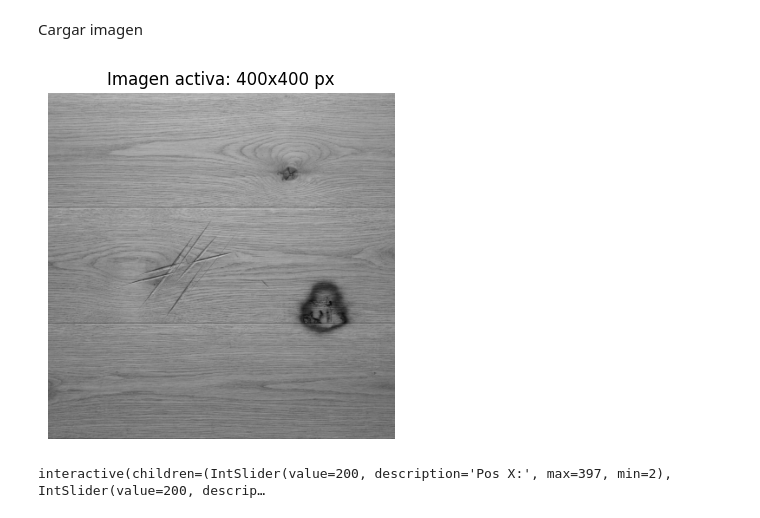
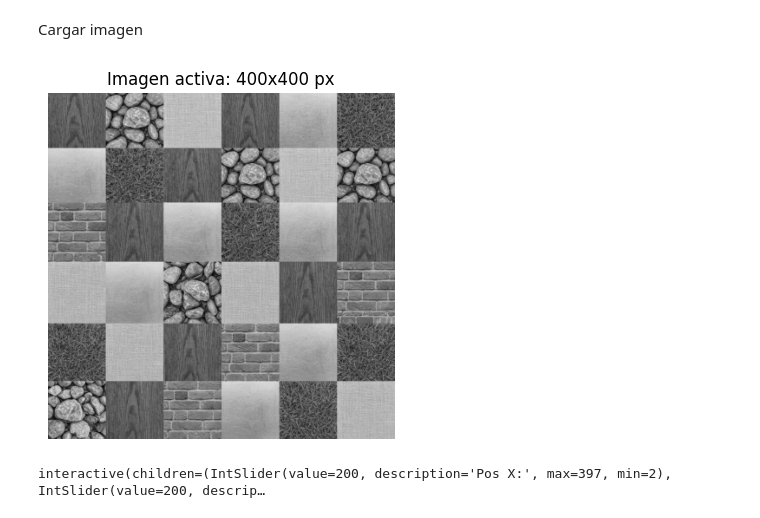
Before and after one commit to Jegovila/cursoVR, a Jupyter notebook: Practica18 LBP/python/LBP.ipynb, the cells around one changed output. Cells and saved outputs as stored; diff of their text form; code cells hidden in the pictures.

```diff
--- a/Practica18 LBP/python/LBP.ipynb
+++ b/Practica18 LBP/python/LBP.ipynb
@@ -16,27 +16,27 @@ from IPython.display import display
 # %% [markdown]
 Cargar imagen
 # %%
-img_bgr = cv2.imread("madera.webp")
+img_bgr = cv2.imread("texturas.webp")
 if img_bgr is None:
   print(f"AVISO: No se encontró la imagen. Usando imagen de ejemplo...")
   from skimage import data
   img_demo = cv2.resize(data.brick(), (400, 260))
 else:
   # Redimensionar manteniendo proporción para que los sliders de las siguientes celdas funcionen fluido
   ancho_objetivo = 400
   escala = ancho_objetivo / img_bgr.shape[1]
   alto_objetivo = int(img_bgr.shape[0] * escala)
   img_bgr = cv2.resize(img_bgr, (ancho_objetivo, alto_objetivo), interpolation=cv2.INTER_AREA)
   img_demo = cv2.cvtColor(img_bgr, cv2.COLOR_BGR2GRAY)
 
 # Mostrar imagen base
 plt.figure(figsize=(7, 4.5))
 plt.imshow(img_demo, cmap='gray', vmin=0, vmax=255)
 plt.title(f"Imagen activa: {img_demo.shape[1]}x{img_demo.shape[0]} px")
 plt.axis('off')
 plt.show()
 # %% [output]
-[figure, old version]
+[figure, new version]
 # %%
 pesos = np.array([
     [1,   2,  4],
```
Also changed, not shown: parts of 1 cell of this notebook.
